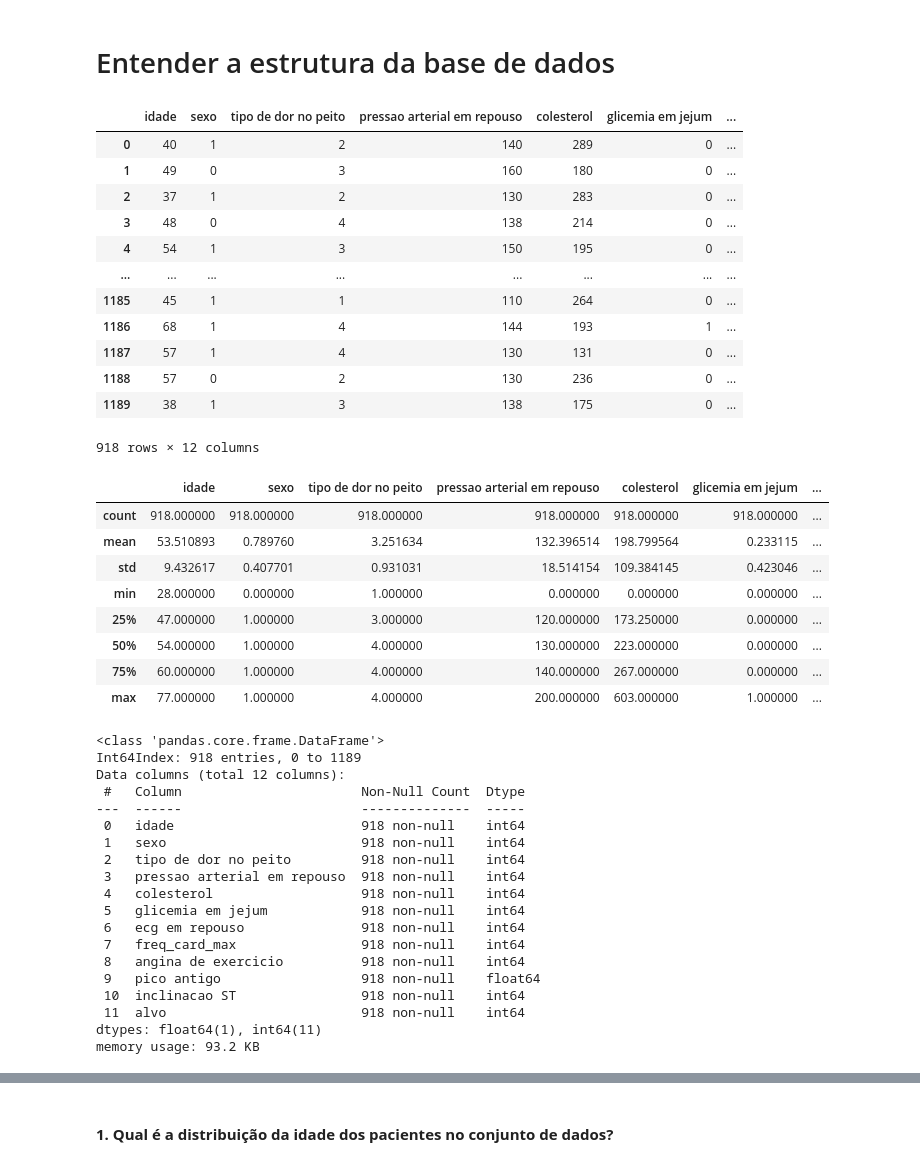
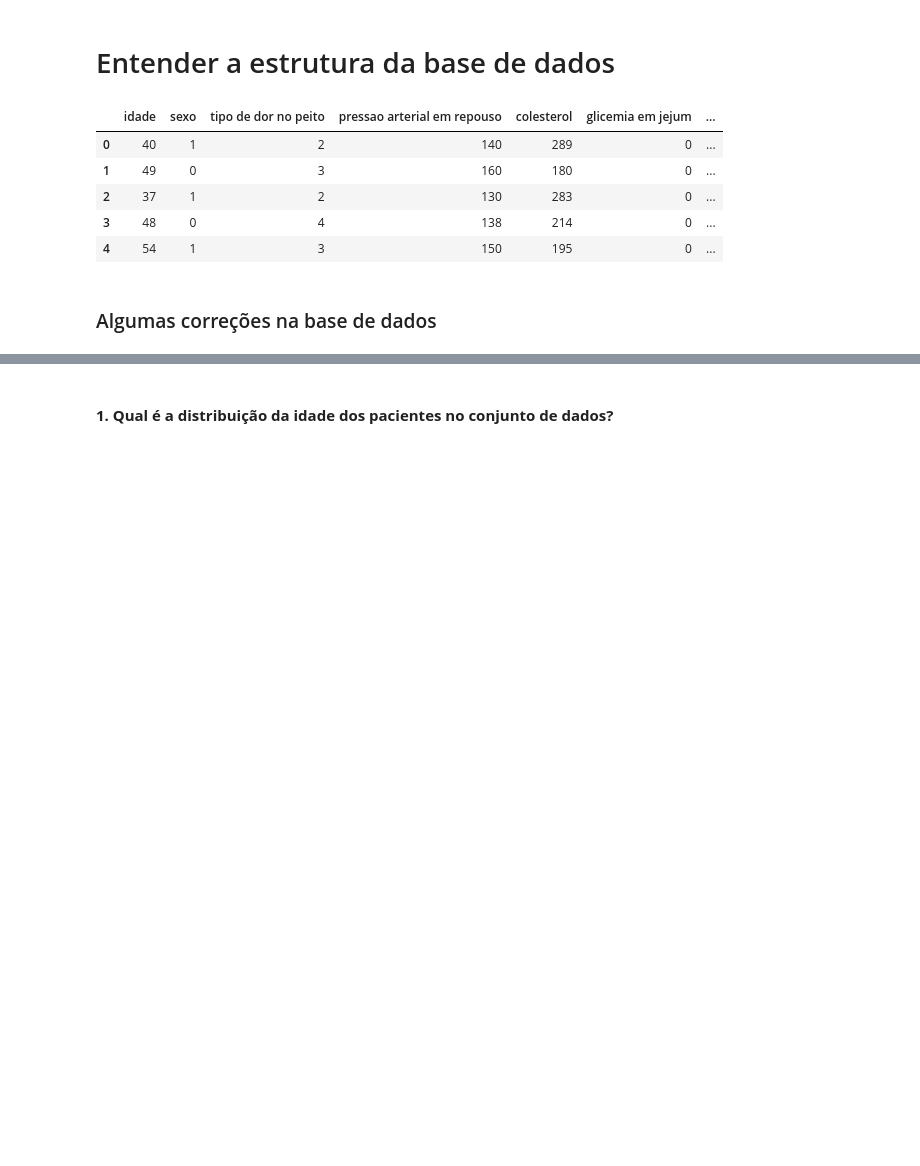
Before and after one commit to jop922/doencas_cardiacas, a Jupyter notebook: df.ipynb, the cells around one changed output, grey strips where cells are left out. Saved outputs shown, nothing was run; the diff lists cells and outputs as text; code cells hidden in the pictures; blank space fills up the shorter version.

```diff
--- a/df.ipynb
+++ b/df.ipynb
@@ -24,59 +24,18 @@ import seaborn as sns
 # %%
 #Importando e revisando a base de dados
 base=pd.read_csv('C:\dados\doencas_cardiacas\doencas-card.csv')
 #base.info()
 base.isnull().sum()
 base.duplicated().sum()
 df=base.drop_duplicates()
-display(df)
-display(df.describe())
-df.info()
 
-
-
-
-
-# plt.figure(figsize=(10,6))
-# sns.heatmap(df.corr(), annot=True, cmap='Blues')
+df.head()
 # %% [output]
 |  | idade | sexo | tipo de dor no peito | pressao arterial em repouso | colesterol | glicemia em jejum | ... |
 | 0 | 40 | 1 | 2 | 140 | 289 | 0 | ... |
 | 1 | 49 | 0 | 3 | 160 | 180 | 0 | ... |
 | 2 | 37 | 1 | 2 | 130 | 283 | 0 | ... |
 | 3 | 48 | 0 | 4 | 138 | 214 | 0 | ... |
 | 4 | 54 | 1 | 3 | 150 | 195 | 0 | ... |
-| ... | ... | ... | ... | ... | ... | ... | ... |
-| 1185 | 45 | 1 | 1 | 110 | 264 | 0 | ... |
-| 1186 | 68 | 1 | 4 | 144 | 193 | 1 | ... |
-| 1187 | 57 | 1 | 4 | 130 | 131 | 0 | ... |
-| 1188 | 57 | 0 | 2 | 130 | 236 | 0 | ... |
-| 1189 | 38 | 1 | 3 | 138 | 175 | 0 | ... |
-918 rows × 12 columns
-|  | idade | sexo | tipo de dor no peito | pressao arterial em repouso | colesterol | glicemia em jejum | ... |
-| count | 918.000000 | 918.000000 | 918.000000 | 918.000000 | 918.000000 | 918.000000 | ... |
-| mean | 53.510893 | 0.789760 | 3.251634 | 132.396514 | 198.799564 | 0.233115 | ... |
-| std | 9.432617 | 0.407701 | 0.931031 | 18.514154 | 109.384145 | 0.423046 | ... |
-| min | 28.000000 | 0.000000 | 1.000000 | 0.000000 | 0.000000 | 0.000000 | ... |
-| 25% | 47.000000 | 1.000000 | 3.000000 | 120.000000 | 173.250000 | 0.000000 | ... |
-| 50% | 54.000000 | 1.000000 | 4.000000 | 130.000000 | 223.000000 | 0.000000 | ... |
-| 75% | 60.000000 | 1.000000 | 4.000000 | 140.000000 | 267.000000 | 0.000000 | ... |
-| max | 77.000000 | 1.000000 | 4.000000 | 200.000000 | 603.000000 | 1.000000 | ... |
-<class 'pandas.core.frame.DataFrame'>
-Int64Index: 918 entries, 0 to 1189
-Data columns (total 12 columns):
- #   Column                       Non-Null Count  Dtype
----  ------                       --------------  -----
- 0   idade                        918 non-null    int64
- 1   sexo                         918 non-null    int64
- 2   tipo de dor no peito         918 non-null    int64
- 3   pressao arterial em repouso  918 non-null    int64
- 4   colesterol                   918 non-null    int64
- 5   glicemia em jejum            918 non-null    int64
- 6   ecg em repouso               918 non-null    int64
- 7   freq_card_max                918 non-null    int64
- 8   angina de exercicio          918 non-null    int64
- 9   pico antigo                  918 non-null    float64
- 10  inclinacao ST                918 non-null    int64
- 11  alvo                         918 non-null    int64
-dtypes: float64(1), int64(11)
-memory usage: 93.2 KB
+# %% [markdown]
+### Algumas correções na base de dados
```
Also changed, not shown: parts of 12 cells of this notebook.
